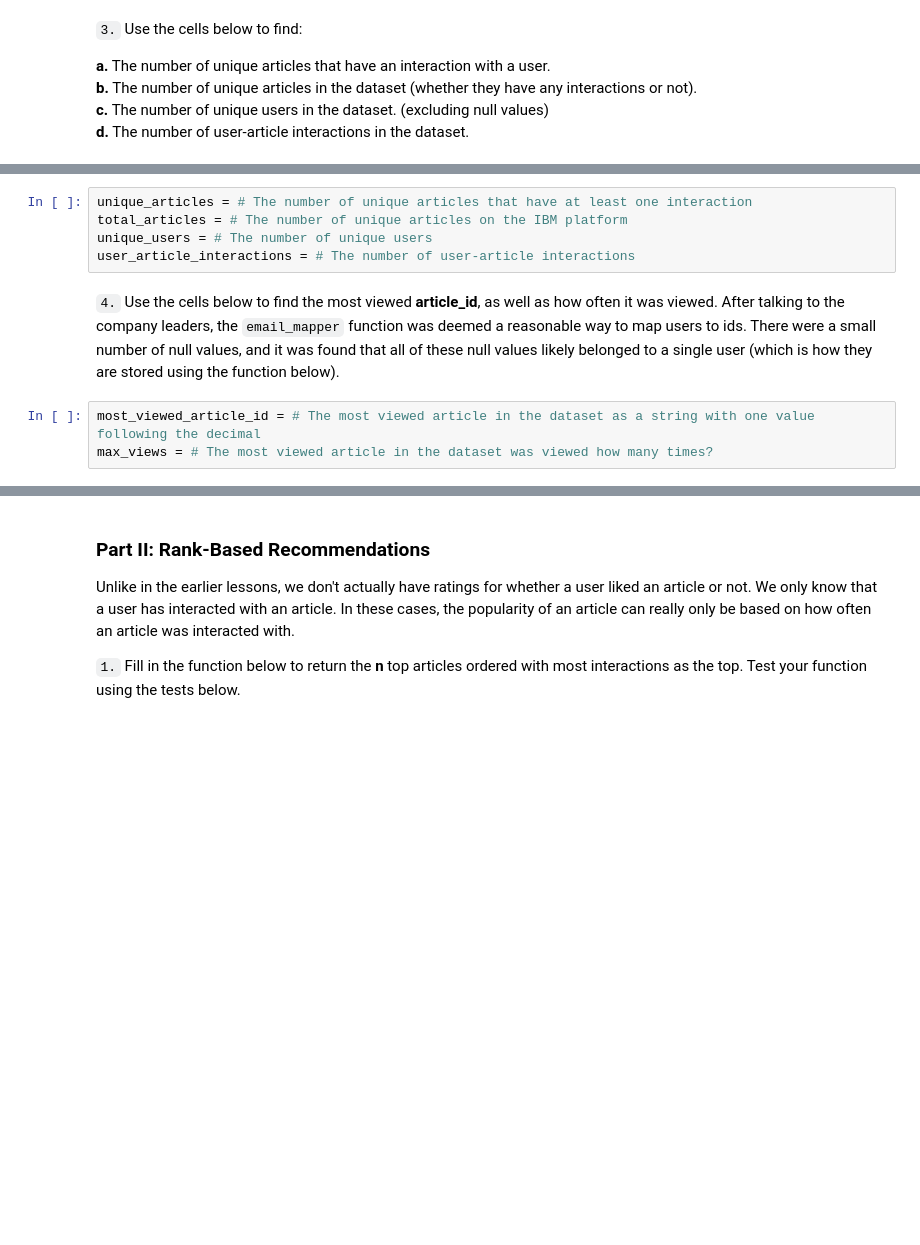
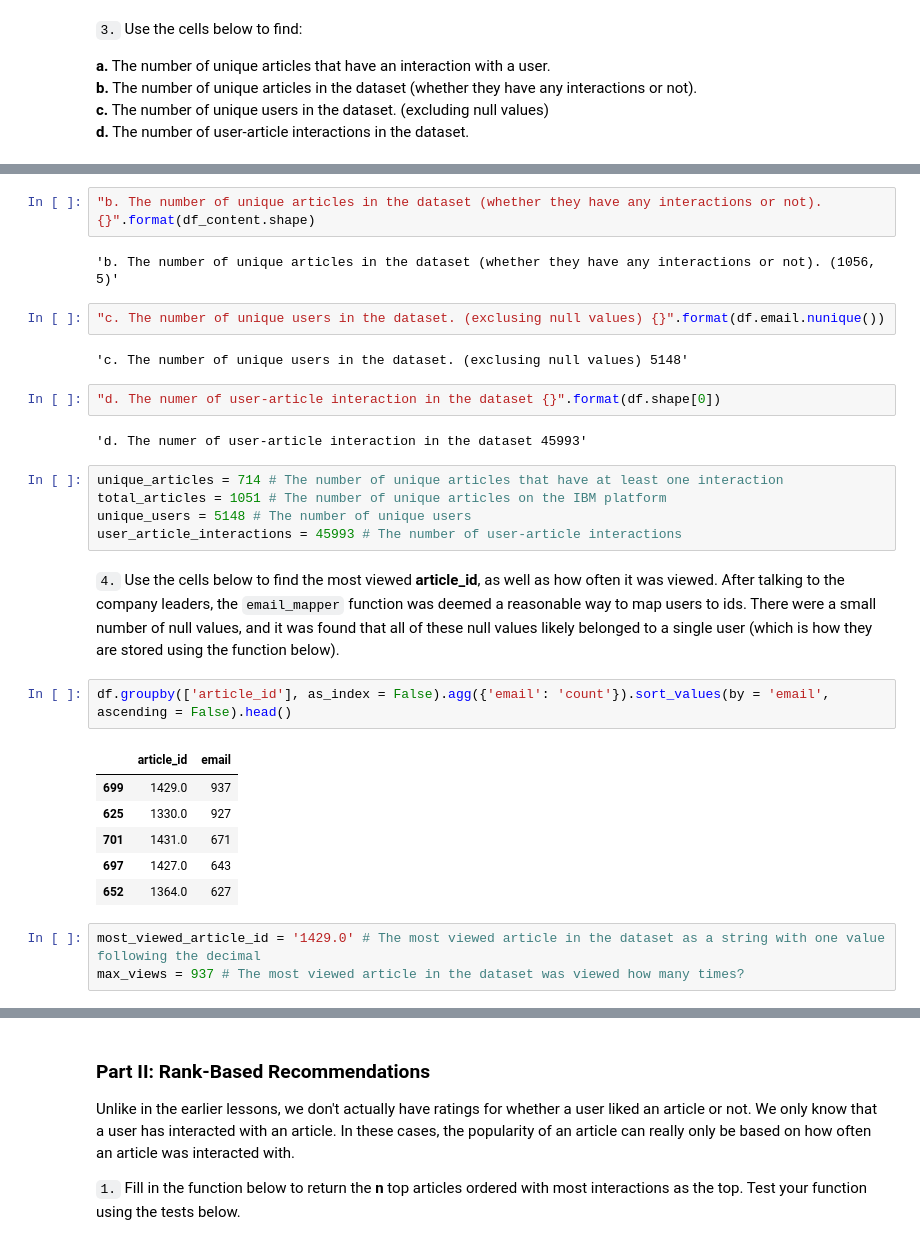
Before and after one commit to kashyapbarua/recommendations-ibm, a Jupyter notebook: Recommendations_with_IBM.ipynb, the cells around one changed output, grey strips where cells are left out. Drawn from its saved outputs; the diff is of its cells as text; blank space fills up the shorter version.

```diff
--- a/Recommendations_with_IBM.ipynb
+++ b/Recommendations_with_IBM.ipynb
@@ -93,13 +114,34 @@ max_views_by_user = # The maximum number of user-article interactions by any 1 u
+# %%
+"b. The number of unique articles in the dataset (whether they have any interactions or not). {}".format(df_content.shape)
+# %% [output]
+'b. The number of unique articles in the dataset (whether they have any interactions or not). (1056, 5)'
+# %%
+"c. The number of unique users in the dataset. (exclusing null values) {}".format(df.email.nunique())
+# %% [output]
+'c. The number of unique users in the dataset. (exclusing null values) 5148'
+# %%
+"d. The numer of user-article interaction in the dataset {}".format(df.shape[0])
+# %% [output]
+'d. The numer of user-article interaction in the dataset 45993'
 # %%
-unique_articles = # The number of unique articles that have at least one interaction
-total_articles = # The number of unique articles on the IBM platform
-unique_users = # The number of unique users
-user_article_interactions = # The number of user-article interactions
+unique_articles = 714 # The number of unique articles that have at least one interaction
+total_articles = 1051 # The number of unique articles on the IBM platform
+unique_users = 5148 # The number of unique users
+user_article_interactions = 45993 # The number of user-article interactions
 # %% [markdown]
 `4.` Use the cells below to find the most viewed **article_id**, as well as how often it was viewed.  After talking to the company leaders, the `email_mapper` function was deemed a reasonable way to map users to ids.  There were a small number of null values, and it was found that all of these null values likely belonged to a single user (which is how they are stored using the function below).
+# %%
+df.groupby(['article_id'], as_index = False).agg({'email': 'count'}).sort_values(by = 'email', ascending = False).head()
+# %% [output]
+|  | article_id | email |
+| 699 | 1429.0 | 937 |
+| 625 | 1330.0 | 927 |
+| 701 | 1431.0 | 671 |
+| 697 | 1427.0 | 643 |
+| 652 | 1364.0 | 627 |
 # %%
-most_viewed_article_id = # The most viewed article in the dataset as a string with one value following the decimal
-max_views = # The most viewed article in the dataset was viewed how many times?
+most_viewed_article_id = '1429.0' # The most viewed article in the dataset as a string with one value following the decimal
+max_views = 937 # The most viewed article in the dataset was viewed how many times?
 # %%
 ## No need to change the code here - this will be helpful for later parts of the notebook
 # Run this cell to map the user email to a user_id column and remove the email column
```
Also changed, not shown: parts of 10 cells of this notebook.
